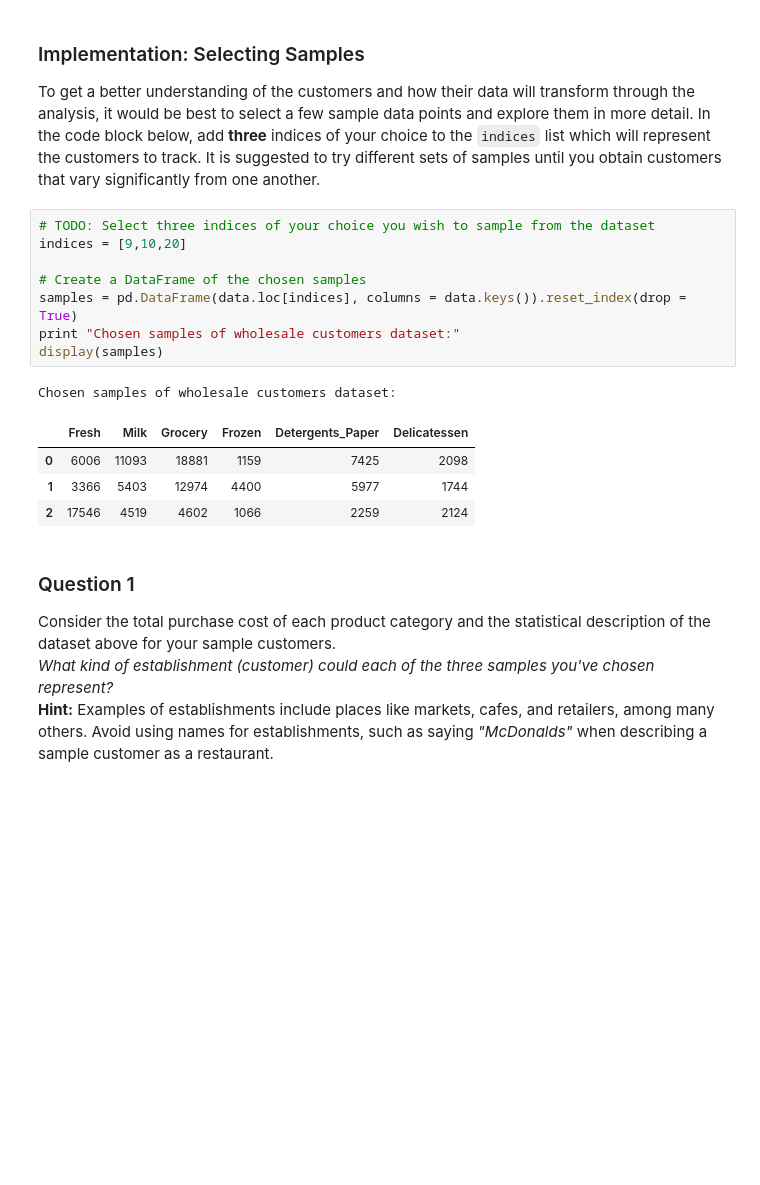
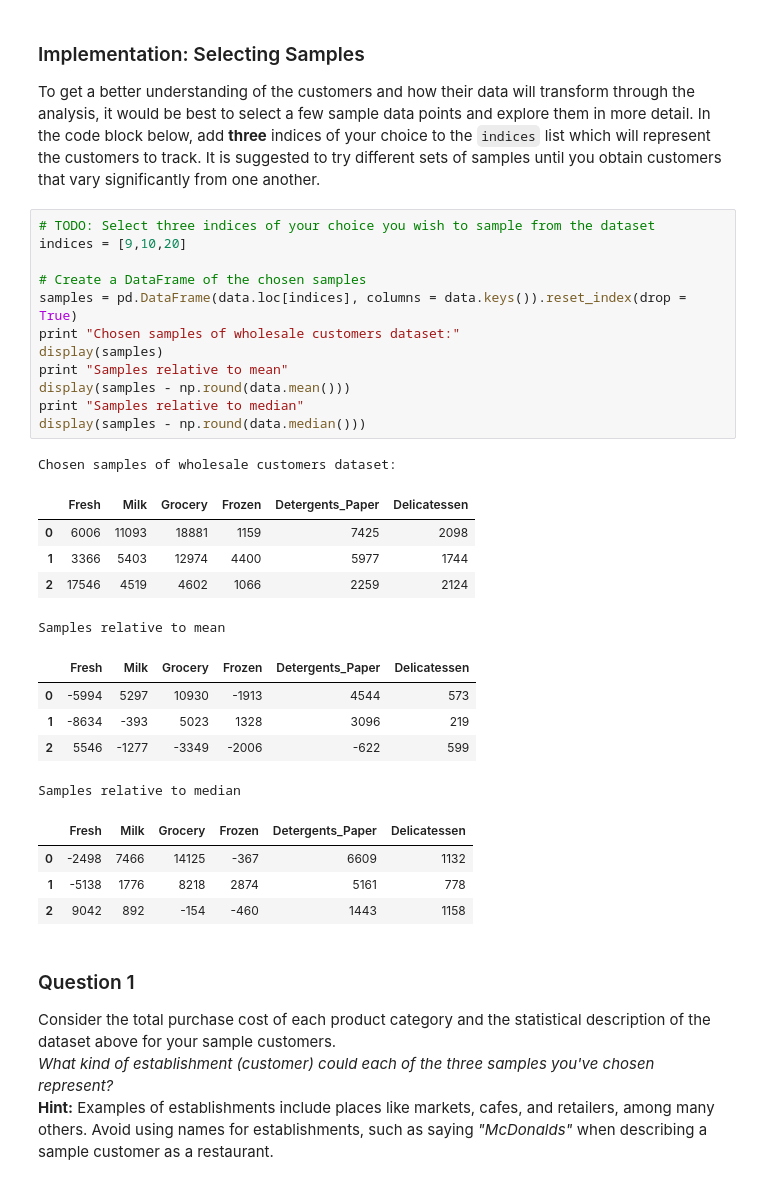
Before and after one commit to curiousest/machine-learning, a Jupyter notebook: projects/creating_customer_segments/customer_segments.ipynb, the cells around one changed output. Drawn from its saved outputs; the diff is of its cells as text; blank space fills up the shorter version.

```diff
--- a/projects/creating_customer_segments/customer_segments.ipynb
+++ b/projects/creating_customer_segments/customer_segments.ipynb
@@ -59,17 +59,31 @@ To get a better understanding of the customers and how their data will transform
 # %%
 # TODO: Select three indices of your choice you wish to sample from the dataset
 indices = [9,10,20]
 
 # Create a DataFrame of the chosen samples
 samples = pd.DataFrame(data.loc[indices], columns = data.keys()).reset_index(drop = True)
 print "Chosen samples of wholesale customers dataset:"
 display(samples)
+print "Samples relative to mean"
+display(samples - np.round(data.mean()))
+print "Samples relative to median"
+display(samples - np.round(data.median()))
 # %% [output]
 Chosen samples of wholesale customers dataset:
 |  | Fresh | Milk | Grocery | Frozen | Detergents_Paper | Delicatessen |
 | 0 | 6006 | 11093 | 18881 | 1159 | 7425 | 2098 |
 | 1 | 3366 | 5403 | 12974 | 4400 | 5977 | 1744 |
 | 2 | 17546 | 4519 | 4602 | 1066 | 2259 | 2124 |
+Samples relative to mean
+|  | Fresh | Milk | Grocery | Frozen | Detergents_Paper | Delicatessen |
+| 0 | -5994 | 5297 | 10930 | -1913 | 4544 | 573 |
+| 1 | -8634 | -393 | 5023 | 1328 | 3096 | 219 |
+| 2 | 5546 | -1277 | -3349 | -2006 | -622 | 599 |
+Samples relative to median
+|  | Fresh | Milk | Grocery | Frozen | Detergents_Paper | Delicatessen |
+| 0 | -2498 | 7466 | 14125 | -367 | 6609 | 1132 |
+| 1 | -5138 | 1776 | 8218 | 2874 | 5161 | 778 |
+| 2 | 9042 | 892 | -154 | -460 | 1443 | 1158 |
 # %% [markdown]
 ### Question 1
 Consider the total purchase cost of each product category and the statistical description of the dataset above for your sample customers.
```
Also changed, not shown: parts of 5 cells of this notebook.
